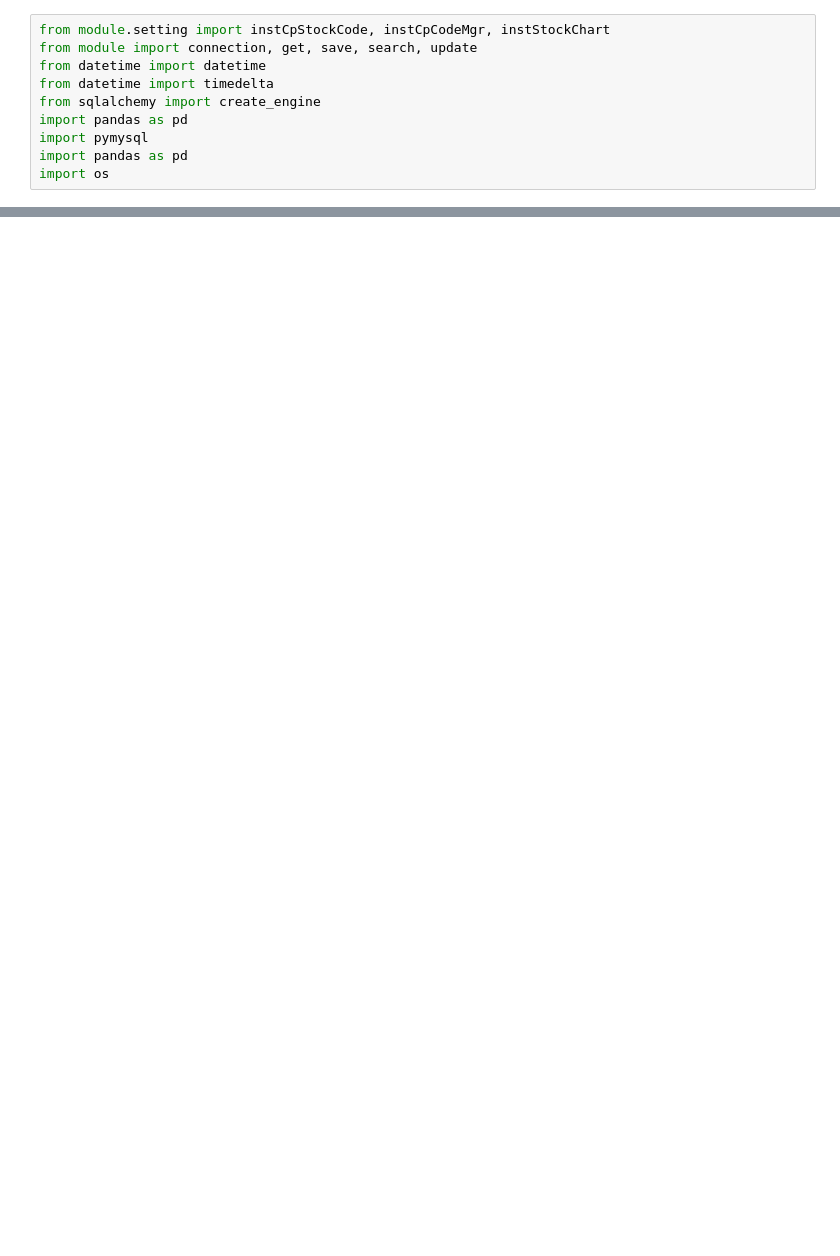
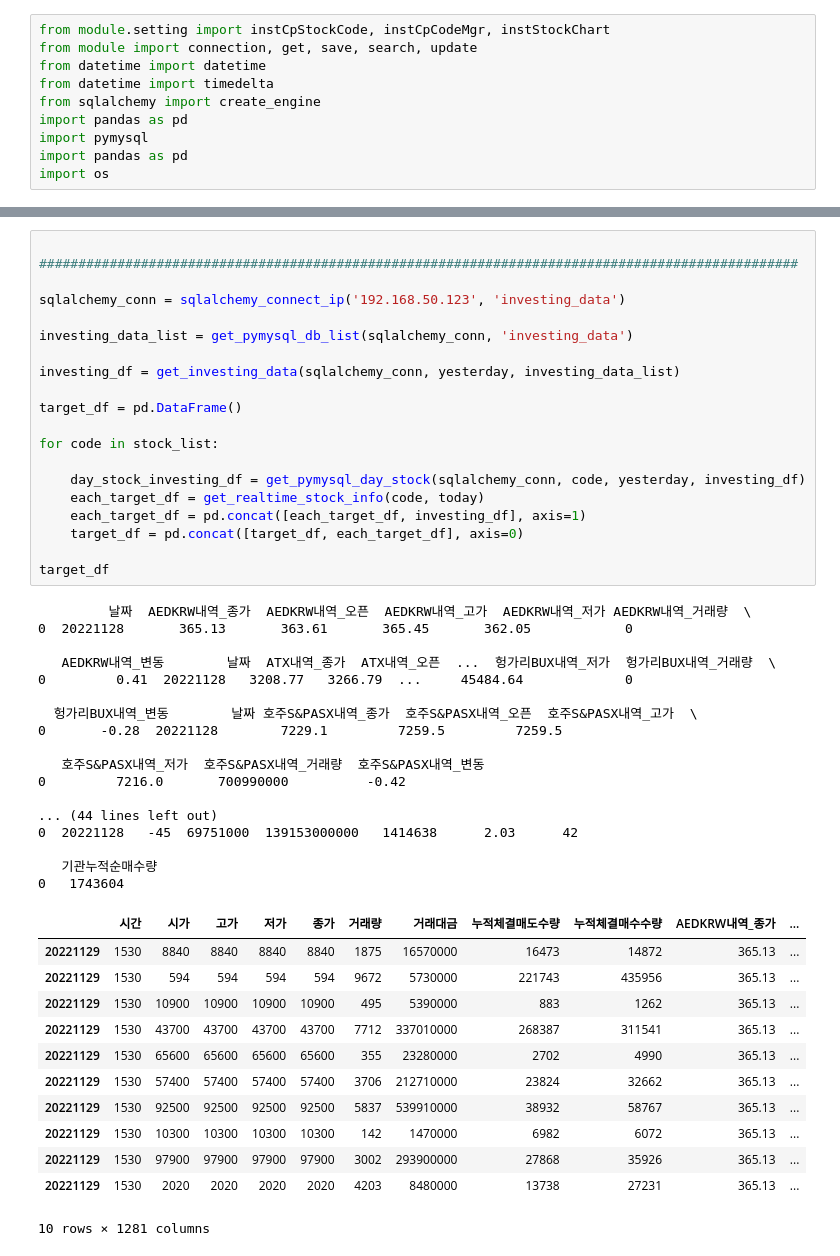
Before and after one commit to hwanghyeonjun98/trading, a Jupyter notebook: realtime_trading.ipynb, the cells around one changed output, grey strips where cells are left out. Cells and saved outputs as stored; diff of their text form; blank space fills up the shorter version.

```diff
--- a/realtime_trading.ipynb
+++ b/realtime_trading.ipynb
@@ -96,0 +116,50 @@ investing = investing_df.drop(columns='날짜', axis=1)
+# %%
+
+#################################################################################################
+
+sqlalchemy_conn = sqlalchemy_connect_ip('192.168.50.123', 'investing_data')
+
+investing_data_list = get_pymysql_db_list(sqlalchemy_conn, 'investing_data')
+
+investing_df = get_investing_data(sqlalchemy_conn, yesterday, investing_data_list)
+
+target_df = pd.DataFrame()
+
+for code in stock_list:
+
+    day_stock_investing_df = get_pymysql_day_stock(sqlalchemy_conn, code, yesterday, investing_df)
+    each_target_df = get_realtime_stock_info(code, today)
+    each_target_df = pd.concat([each_target_df, investing_df], axis=1)
+    target_df = pd.concat([target_df, each_target_df], axis=0)
+
+target_df
+# %% [output]
+         날짜  AEDKRW내역_종가  AEDKRW내역_오픈  AEDKRW내역_고가  AEDKRW내역_저가 AEDKRW내역_거래량  \
+0  20221128       365.13       363.61       365.45       362.05            0
+
+   AEDKRW내역_변동        날짜  ATX내역_종가  ATX내역_오픈  ...  헝가리BUX내역_저가  헝가리BUX내역_거래량  \
+0         0.41  20221128   3208.77   3266.79  ...     45484.64             0
+
+  헝가리BUX내역_변동        날짜 호주S&PASX내역_종가  호주S&PASX내역_오픈  호주S&PASX내역_고가  \
+0       -0.28  20221128        7229.1         7259.5         7259.5
+
+   호주S&PASX내역_저가  호주S&PASX내역_거래량  호주S&PASX내역_변동
+0         7216.0       700990000          -0.42
+
+... (44 lines left out)
+0  20221128   -45  69751000  139153000000   1414638      2.03      42
+
+   기관누적순매수량
+0   1743604
+|  | 시간 | 시가 | 고가 | 저가 | 종가 | 거래량 | 거래대금 | 누적체결매도수량 | 누적체결매수수량 | AEDKRW내역_종가 | ... |
+| 20221129 | 1530 | 8840 | 8840 | 8840 | 8840 | 1875 | 16570000 | 16473 | 14872 | 365.13 | ... |
+| 20221129 | 1530 | 594 | 594 | 594 | 594 | 9672 | 5730000 | 221743 | 435956 | 365.13 | ... |
+| 20221129 | 1530 | 10900 | 10900 | 10900 | 10900 | 495 | 5390000 | 883 | 1262 | 365.13 | ... |
+| 20221129 | 1530 | 43700 | 43700 | 43700 | 43700 | 7712 | 337010000 | 268387 | 311541 | 365.13 | ... |
+| 20221129 | 1530 | 65600 | 65600 | 65600 | 65600 | 355 | 23280000 | 2702 | 4990 | 365.13 | ... |
+| 20221129 | 1530 | 57400 | 57400 | 57400 | 57400 | 3706 | 212710000 | 23824 | 32662 | 365.13 | ... |
+| 20221129 | 1530 | 92500 | 92500 | 92500 | 92500 | 5837 | 539910000 | 38932 | 58767 | 365.13 | ... |
+| 20221129 | 1530 | 10300 | 10300 | 10300 | 10300 | 142 | 1470000 | 6982 | 6072 | 365.13 | ... |
+| 20221129 | 1530 | 97900 | 97900 | 97900 | 97900 | 3002 | 293900000 | 27868 | 35926 | 365.13 | ... |
+| 20221129 | 1530 | 2020 | 2020 | 2020 | 2020 | 4203 | 8480000 | 13738 | 27231 | 365.13 | ... |
+10 rows × 1281 columns
```
Also changed, not shown: parts of 3 cells of this notebook, 3 other files.
